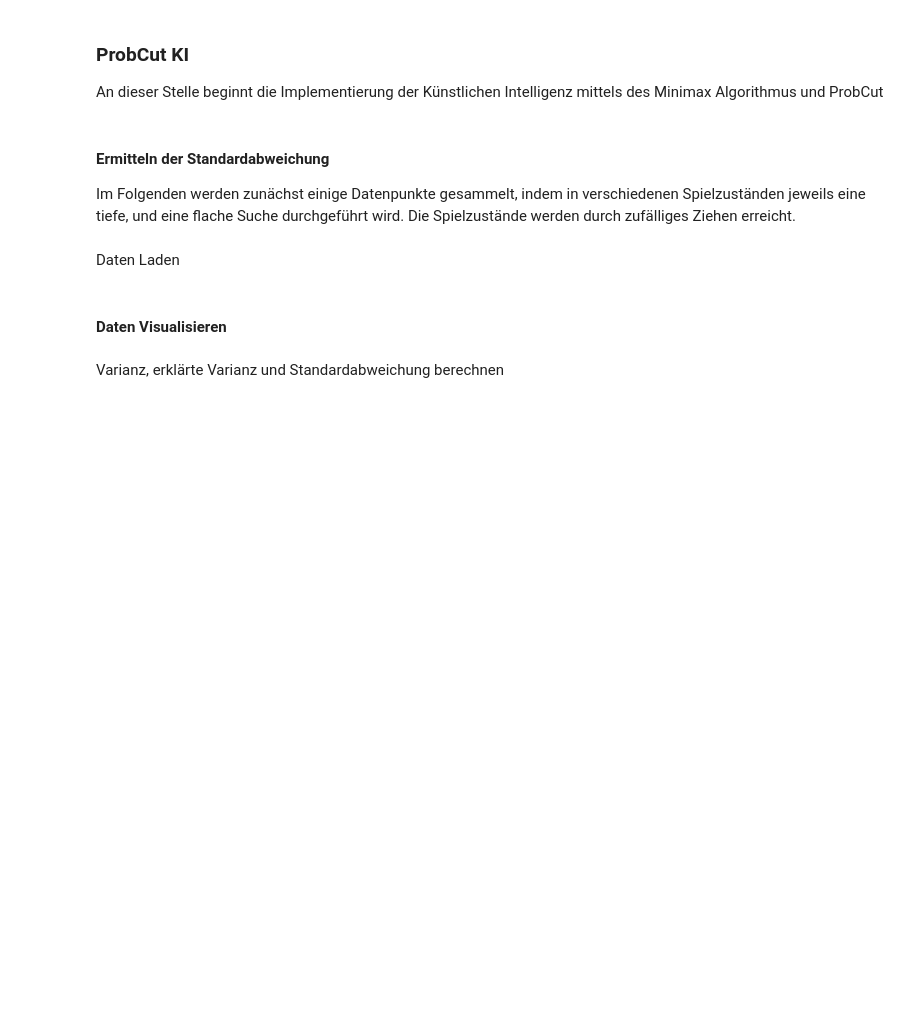
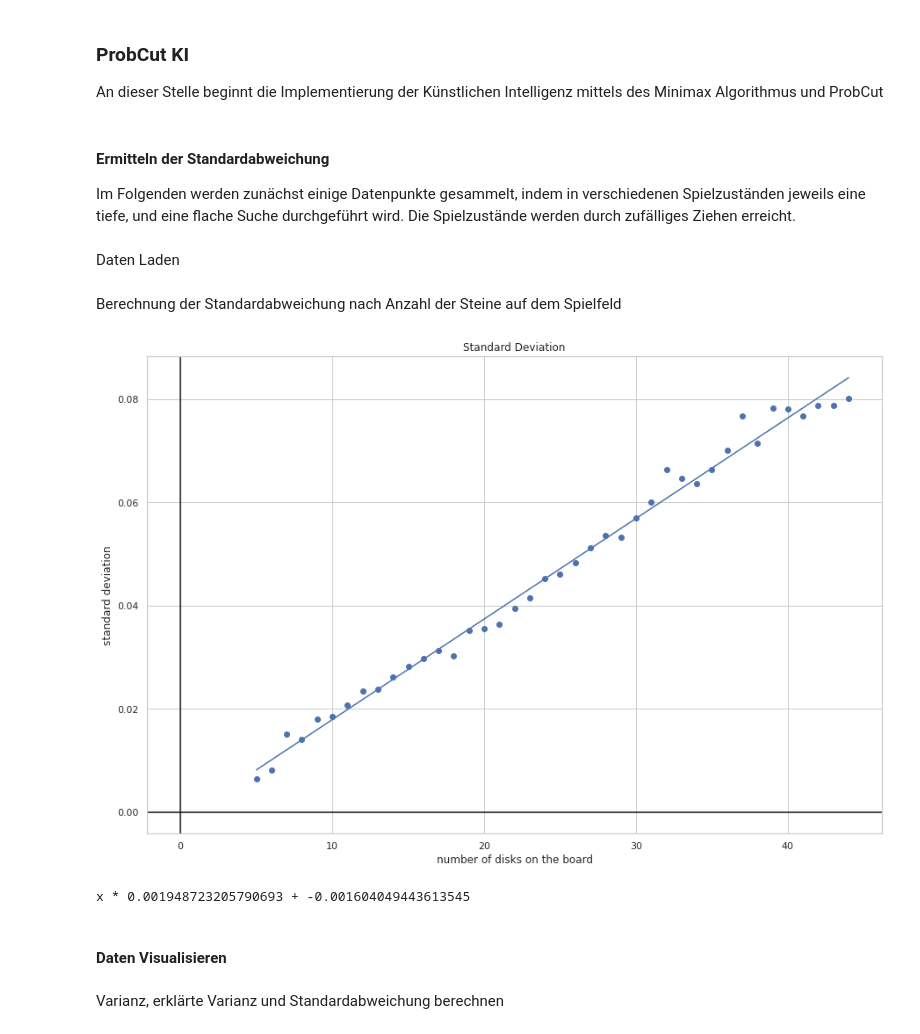
Before and after one commit to pkupper/othello-studienarbeit-code, a Jupyter notebook: othello_ai.ipynb, the cells around one changed output. Drawn from its saved outputs; the diff is of its cells as text; code cells hidden in the pictures; blank space fills up the shorter version.

Commit message:
Calculate standard deviation based by number of disks

```diff
--- a/othello_ai.ipynb
+++ b/othello_ai.ipynb
@@ -345,6 +347,49 @@ filename = 'probcut_dataset_2_4.csv'
 df = pandas.read_csv(filename)
 shallow = df['shallow']
 deep = df['deep']
+# %% [markdown]
+Berechnung der Standardabweichung nach Anzahl der Steine auf dem Spielfeld
+# %%
+import numpy as np
+import sklearn.metrics as skl
+import sklearn.linear_model as lm
+import matplotlib.pyplot as plt
+import seaborn as sns
+import math
+
+shallow_np = np.array(shallow)
+deep_np = np.array(deep)
+moves = np.array(df['moves'])
+
+x = []
+y = []
+
+for i in range(45-5):
+    shallow_c = shallow[moves == i+5]
+    deep_c = deep[moves == i+5]
+    variance = np.var(np.stack([shallow_c, deep_c], axis=1))
+    explained_variance = skl.explained_variance_score(shallow_c, deep_c)
+    x.append(i+5)
+    y.append(math.sqrt(variance))
+
+model = lm.LinearRegression()
+model.fit(np.array(x).reshape(-1, 1), np.array(y))
+
+plt.figure(figsize=(15, 10))
+sns.set(style='whitegrid')
+plt.scatter(x, y)
+plt.axvline(x=0.0, c='k')
+plt.axhline(y=0.0, c='k')
+plt.plot(x, x * model.coef_ + model.intercept_)
+plt.xlabel('number of disks on the board')
+plt.ylabel('standard deviation')
+plt.title('Standard Deviation')
+plt.show()
+
+print('x *', model.coef_[0], '+', model.intercept_)
+# %% [output]
+[figure, added]
+x * 0.001948723205790693 + -0.001604049443613545
 # %% [markdown]
 #### Daten Visualisieren
 # %%
```
Also changed, not shown: parts of 1 cell of this notebook.
